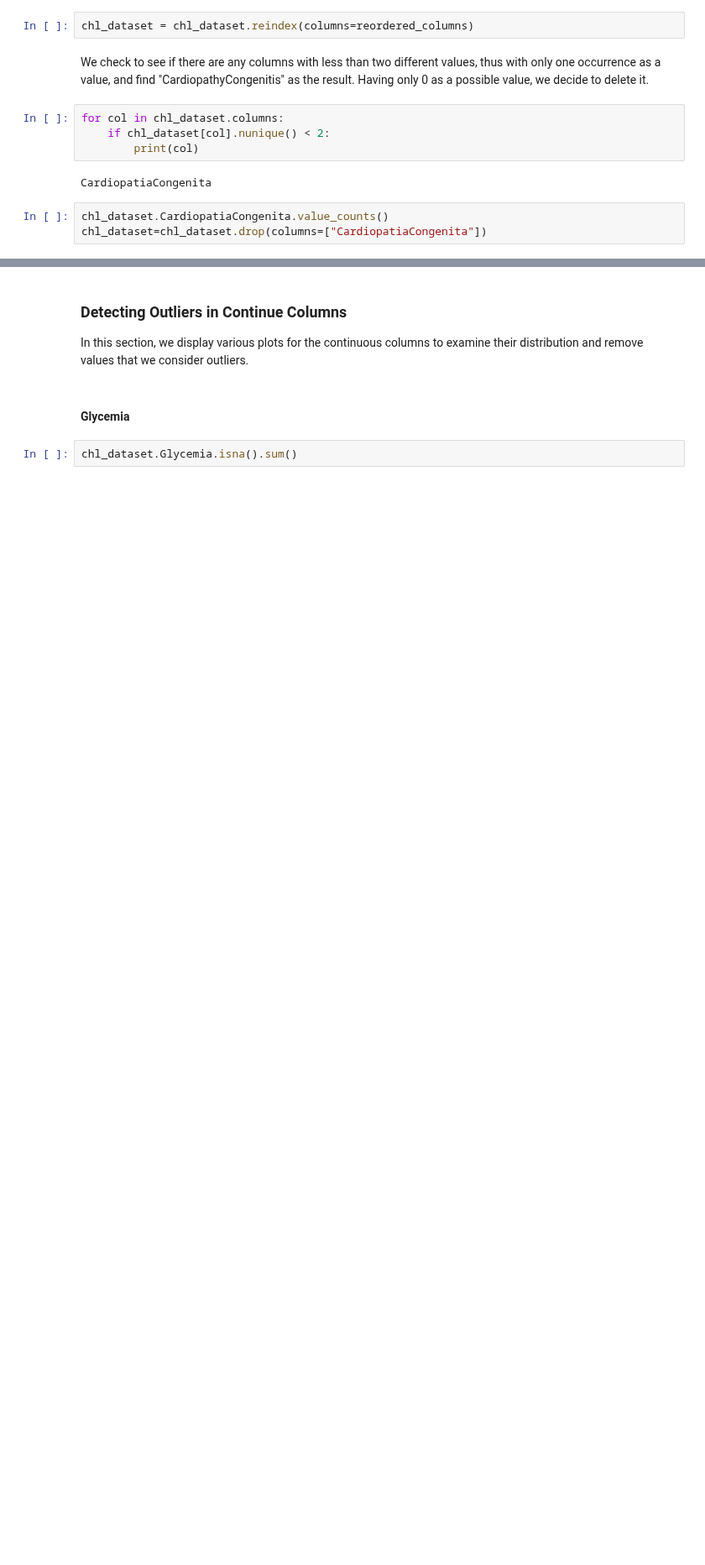
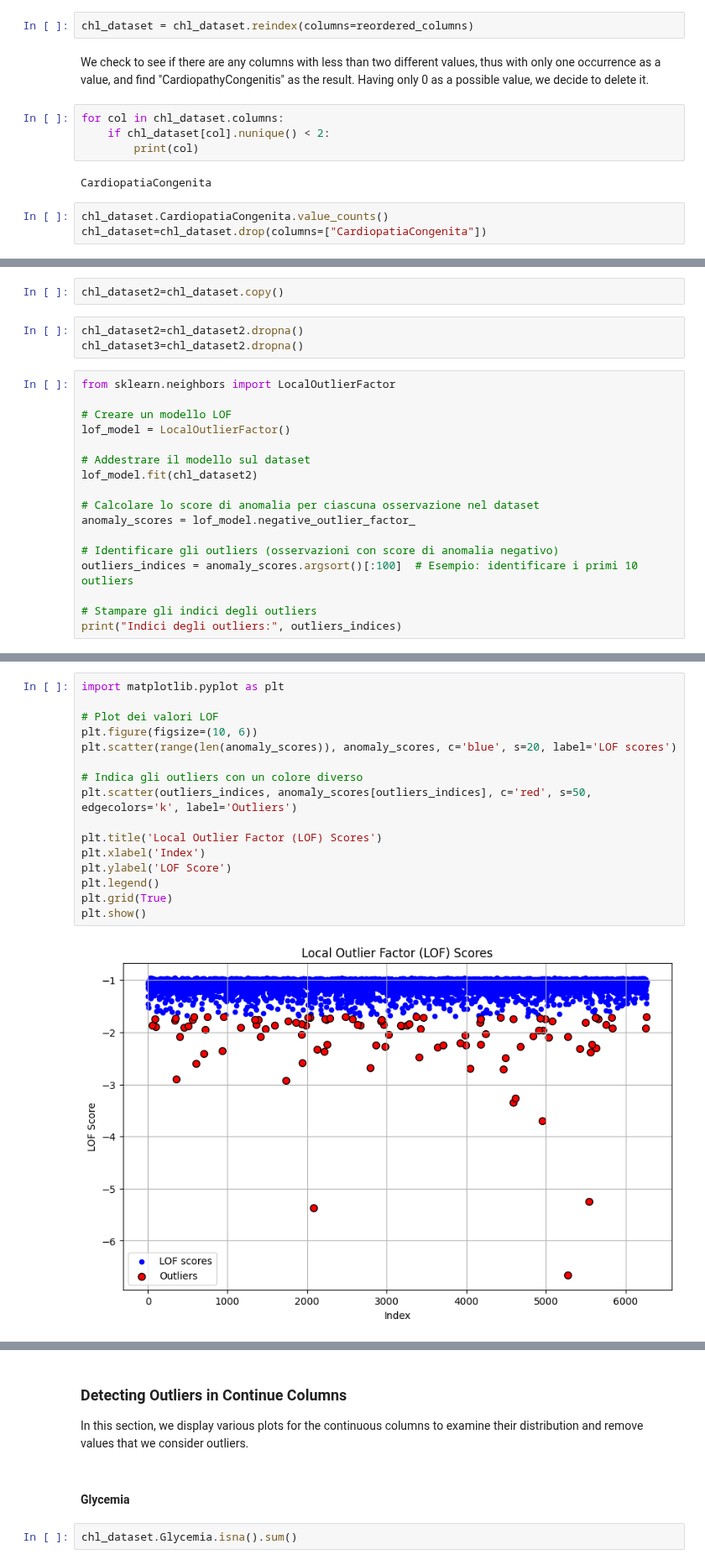
Before and after one commit to davide-marchi/clinical-data-encoding, a Jupyter notebook: Cleaning_Data.ipynb, the cells around one changed output, grey strips where cells are left out. Shown at 84% size. Saved outputs shown, nothing was run; the diff lists cells and outputs as text; blank space fills up the shorter version.

```diff
--- a/Cleaning_Data.ipynb
+++ b/Cleaning_Data.ipynb
@@ -343,0 +347,22 @@ chl_dataset=chl_dataset.drop(columns=["CardiopatiaCongenita"])
+# %%
+chl_dataset2=chl_dataset.copy()
+# %%
+chl_dataset2=chl_dataset2.dropna()
+chl_dataset3=chl_dataset2.dropna()
+# %%
+from sklearn.neighbors import LocalOutlierFactor
+
+# Creare un modello LOF
+lof_model = LocalOutlierFactor()
+
+# Addestrare il modello sul dataset
+lof_model.fit(chl_dataset2)
+
+# Calcolare lo score di anomalia per ciascuna osservazione nel dataset
+anomaly_scores = lof_model.negative_outlier_factor_
+
+# Identificare gli outliers (osservazioni con score di anomalia negativo)
+outliers_indices = anomaly_scores.argsort()[:100]  # Esempio: identificare i primi 10 outliers
+
+# Stampare gli indici degli outliers
+print("Indici degli outliers:", outliers_indices)
@@ -343,0 +378,18 @@ chl_dataset=chl_dataset.drop(columns=["CardiopatiaCongenita"])
+# %%
+import matplotlib.pyplot as plt
+
+# Plot dei valori LOF
+plt.figure(figsize=(10, 6))
+plt.scatter(range(len(anomaly_scores)), anomaly_scores, c='blue', s=20, label='LOF scores')
+
+# Indica gli outliers con un colore diverso
+plt.scatter(outliers_indices, anomaly_scores[outliers_indices], c='red', s=50, edgecolors='k', label='Outliers')
+
+plt.title('Local Outlier Factor (LOF) Scores')
+plt.xlabel('Index')
+plt.ylabel('LOF Score')
+plt.legend()
+plt.grid(True)
+plt.show()
+# %% [output]
+[figure, added]
```
Also changed, not shown: parts of 120 cells of this notebook.
